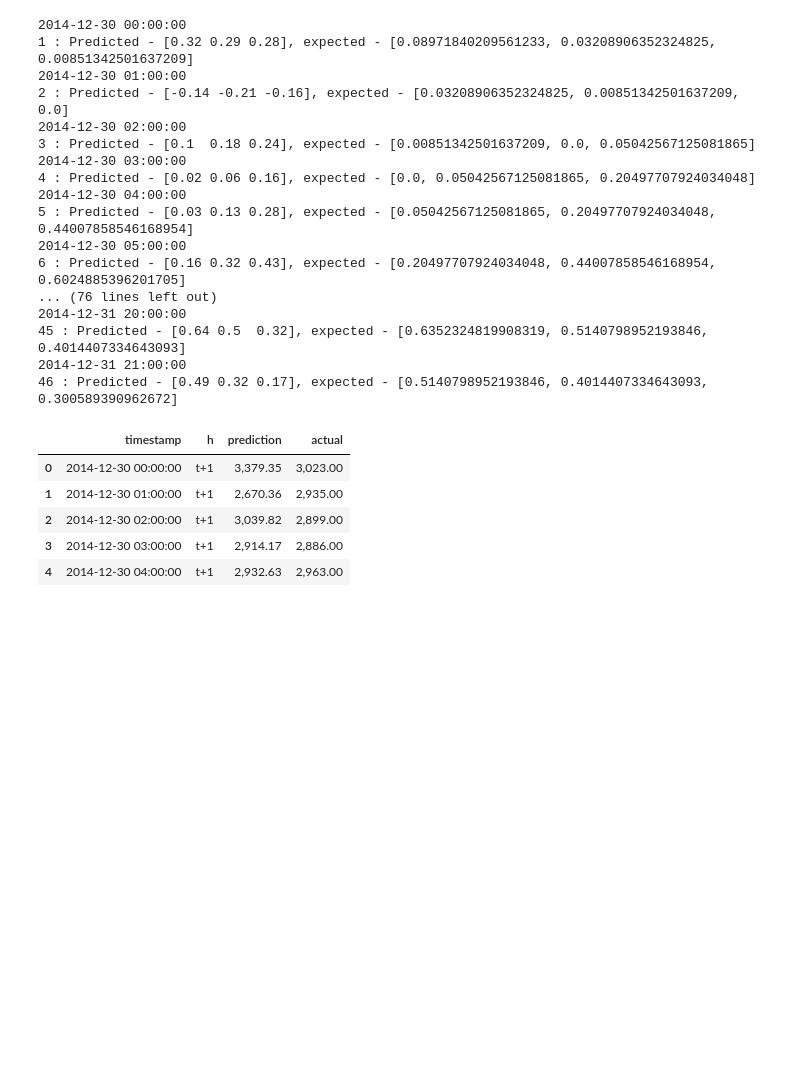
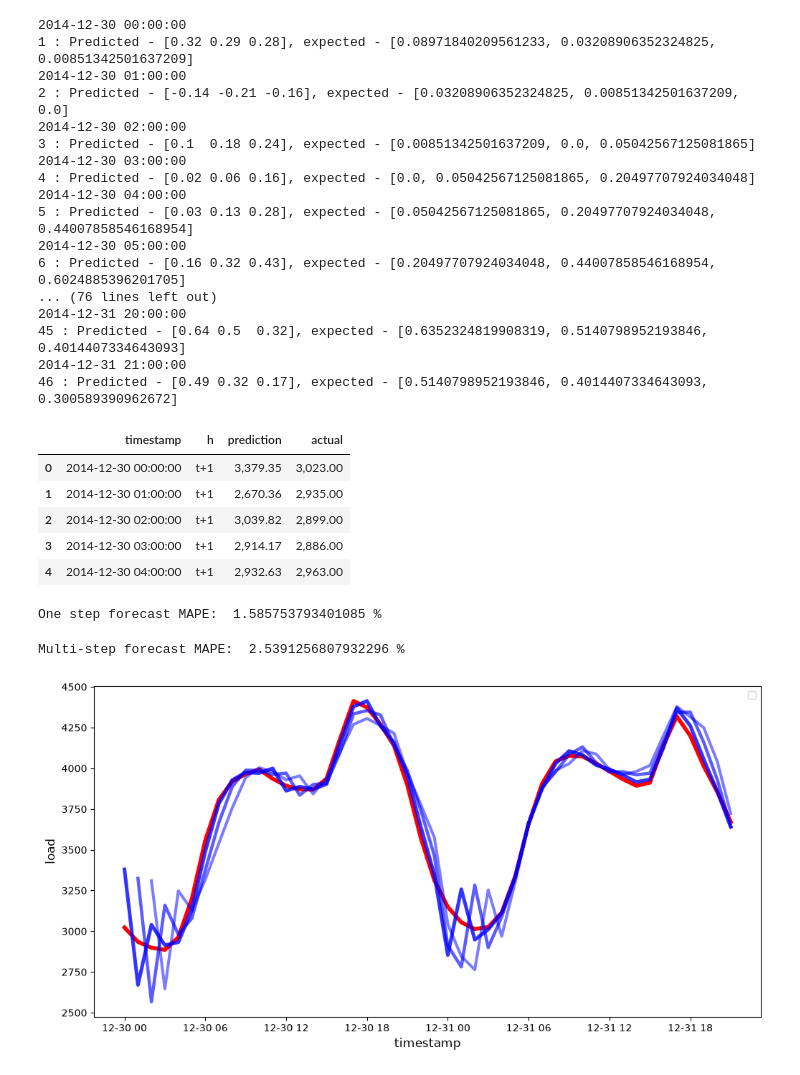
Before and after one commit to DinithBJayalath/ms-time-series, a Jupyter notebook: arima.ipynb, the cells around one changed output. Drawn from its saved outputs; the diff is of its cells as text; code cells hidden in the pictures; blank space fills up the shorter version.

Commit message:
Added evaluations and evaluations visualisations

```diff
--- a/arima.ipynb
+++ b/arima.ipynb
@@ -184,3 +184,31 @@ eval_df.head()
 | 2 | 2014-12-30 02:00:00 | t+1 | 3,039.82 | 2,899.00 |
 | 3 | 2014-12-30 03:00:00 | t+1 | 2,914.17 | 2,886.00 |
 | 4 | 2014-12-30 04:00:00 | t+1 | 2,932.63 | 2,963.00 |
+# %%
+print('One step forecast MAPE: ', (mean_absolute_percentage_error(eval_df[eval_df['h'] == 't+1']['prediction'], eval_df[eval_df['h'] == 't+1']['actual']))*100, '%')
+# %% [output]
+One step forecast MAPE:  1.585753793401085 %
+# %%
+print('Multi-step forecast MAPE: ', mean_absolute_percentage_error(eval_df['prediction'], eval_df['actual'])*100, '%')
+# %% [output]
+Multi-step forecast MAPE:  2.5391256807932296 %
+# %%
+if HORIZON == 1:
+    eval_df.plot(x="timestamp", y=["prediction", "actual"], style=["b", "r"], figsize=(12,6))
+else:
+    plot_df = eval_df[(eval_df.h == "t+1")][["timestamp", "actual"]]
+    for t in range(1, HORIZON+1):
+        plot_df["t+"+str(t)] = eval_df[(eval_df.h == "t+"+str(t))]["prediction"].values
+    fig, ax = plt.subplots(figsize=(12,6))
+    ax.plot(plot_df["timestamp"], plot_df["actual"], color="red", linewidth=4.0)
+    for t in range(1, HORIZON+1):
+        x = plot_df["timestamp"][t-1:]
+        y = plot_df["t+"+str(t)][0:len(x)]
+        ax.plot(x, y, color="blue", linewidth=4*math.pow(.9,t), alpha=math.pow(.8,t))
+    ax.legend(loc='best')
+
+plt.xlabel("timestamp", fontsize=12)
+plt.ylabel("load", fontsize=12)
+plt.show()
+# %% [output]
+[figure, added]
```
